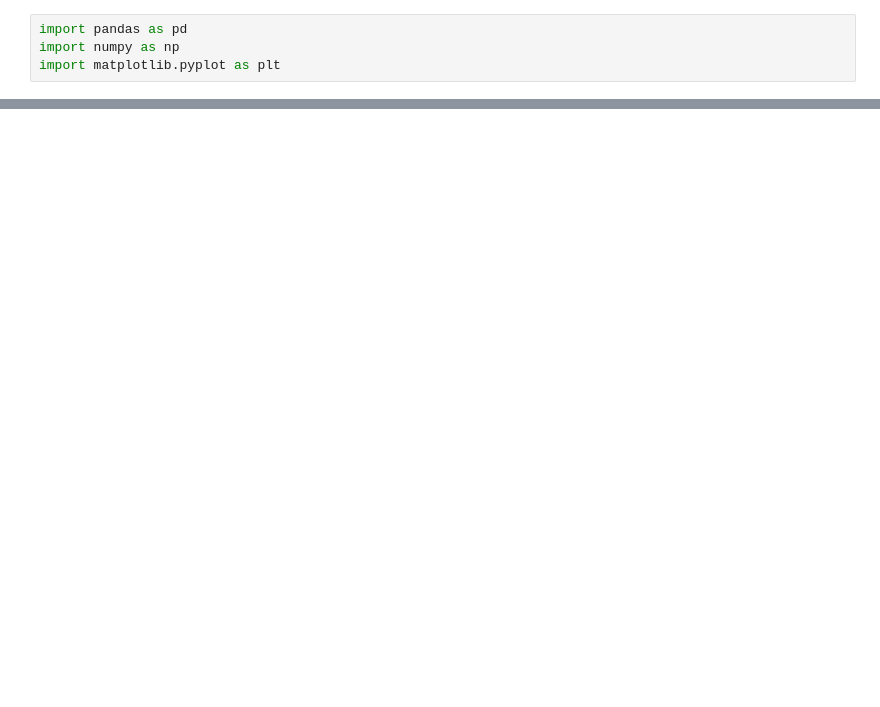
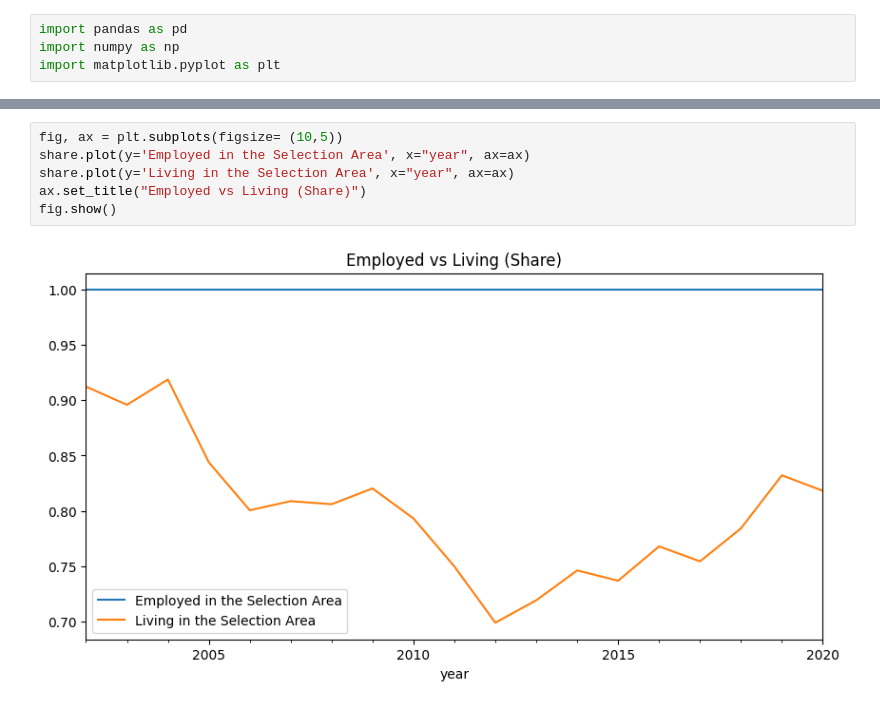
Before and after one commit to ReidelVichot/DE_ASCENT, a Jupyter notebook: OnTheMap_analysis_inflow.ipynb, the cells around one changed output, grey strips where cells are left out. Cells and saved outputs as stored; diff of their text form; blank space fills up the shorter version.

```diff
--- a/OnTheMap_analysis_inflow.ipynb
+++ b/OnTheMap_analysis_inflow.ipynb
@@ -74,0 +99,8 @@ fig.show()
+# %%
+fig, ax = plt.subplots(figsize= (10,5))
+share.plot(y='Employed in the Selection Area', x="year", ax=ax)
+share.plot(y='Living in the Selection Area', x="year", ax=ax)
+ax.set_title("Employed vs Living (Share)")
+fig.show()
+# %% [output]
+[figure, added]
```
Also changed, not shown: parts of 31 cells of this notebook.
